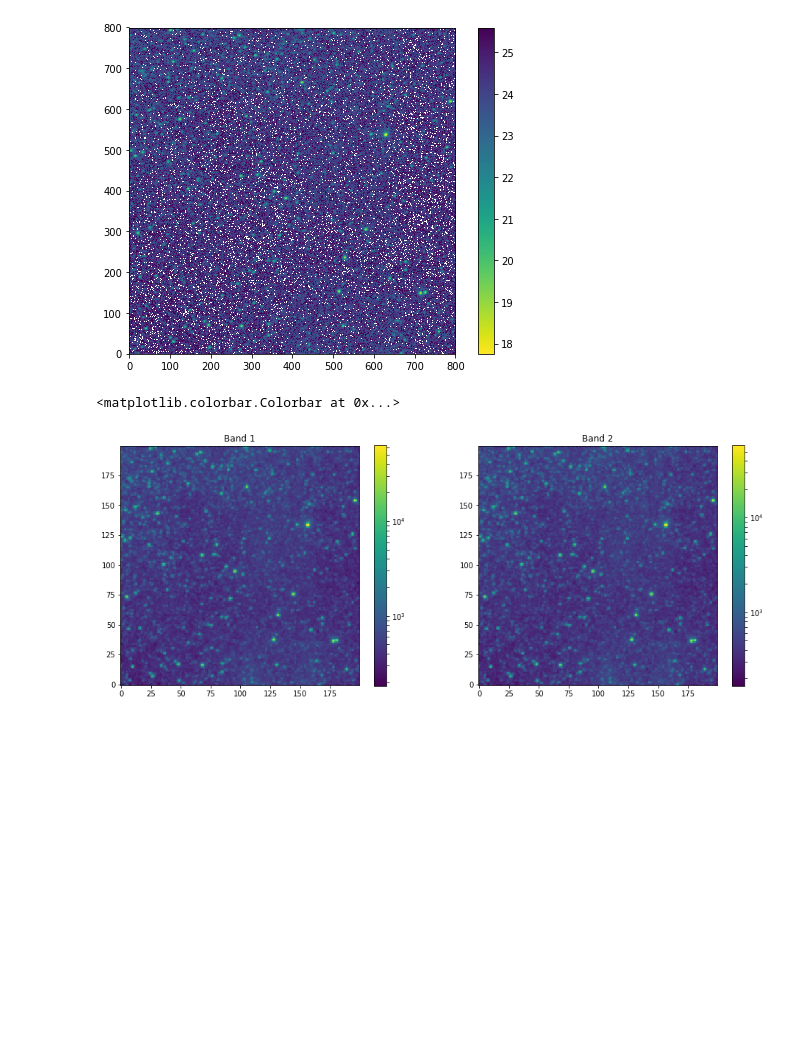
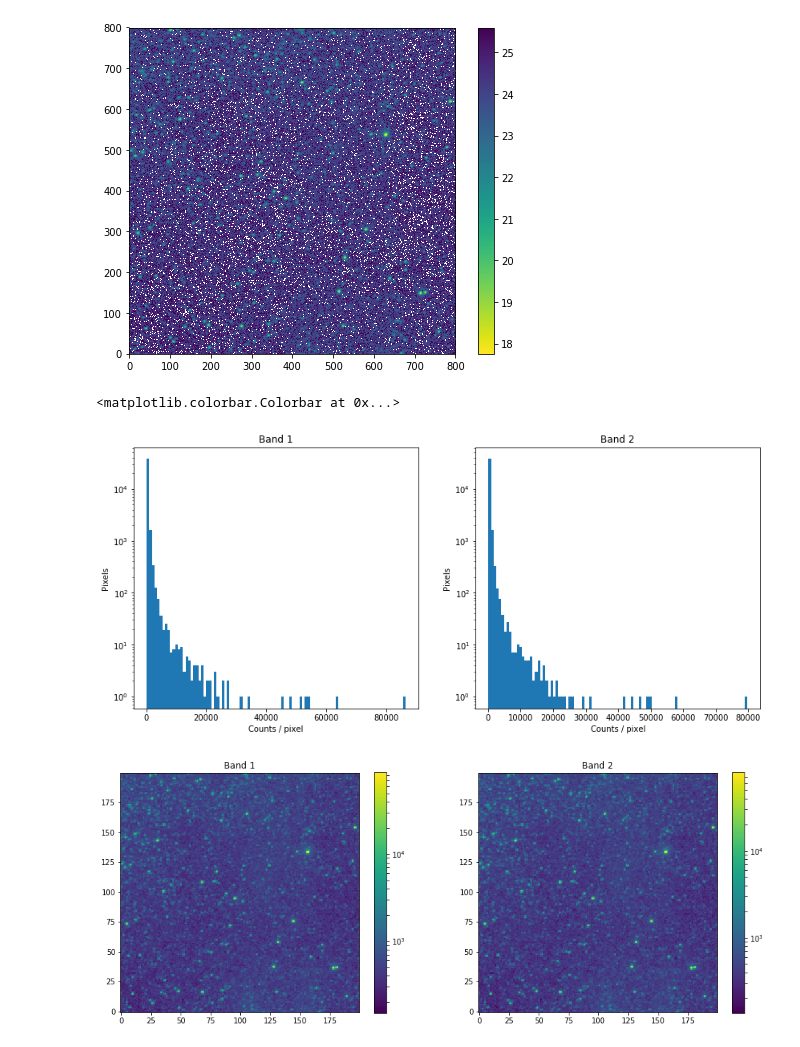
Before and after one commit to bwgref/duet-astro, a Jupyter notebook: notebooks/LMC image simulation.ipynb, the cells around one changed output. Saved outputs shown, nothing was run; the diff lists cells and outputs as text; code cells hidden in the pictures; blank space fills up the shorter version.

```diff
--- a/notebooks/LMC image simulation.ipynb
+++ b/notebooks/LMC image simulation.ipynb
@@ -56,11 +56,14 @@ fluence2 = duet_abmag_to_fluence(nuv_ab, duet.bandpass2)
 duet_countrate1 = duet.trans_eff * duet.eff_area * fluence1
 duet_countrate2 = duet.trans_eff * duet.eff_area * fluence2
 
-# Convolve with the PSF, with pixel size equal to GALEX
+# Deconvolve with GALEX PSF, convolve DUET the PSF, with pixel size equal to GALEX
 galex_pixel_size = 1.5 * u.arcsec
 psf_kernel = duet.psf_model(pixel_size = galex_pixel_size)
 psf_image1 = convolve(duet_countrate1, psf_kernel) * duet_countrate1.unit
 psf_image2 = convolve(duet_countrate2, psf_kernel) * duet_countrate2.unit
+
+psf_image1 = duet_countrate1
+psf_image2 = duet_countrate2
 
 # Bin up by four to approximate DUET pixel size
 shape = (galex_lmc_image.shape[0] // 4, 4, galex_lmc_image.shape[1] // 4, 4)
@@ -71,11 +74,11 @@ binned_image2 = psf_image2.reshape(shape).sum(-1).sum(1)
 counts1 = binned_image1 * exposure
 counts2 = binned_image2 * exposure
 
-noise1 = np.random.poisson(counts1.value) + np.random.normal(loc=0,scale=read_noise,size=counts1.shape)
+noise1 = np.random.poisson(counts1.value) + np.random.normal(loc=0,scale=duet.read_noise,size=counts1.shape)
 duet_image1 = np.floor(noise1) * counts1.unit
 duet_image1[duet_image1 < 0] = 0
 
-noise2 = np.random.poisson(counts2.value) + np.random.normal(loc=0,scale=read_noise,size=counts2.shape)
+noise2 = np.random.poisson(counts2.value) + np.random.normal(loc=0,scale=duet.read_noise,size=counts2.shape)
 duet_image2 = np.floor(noise2) * counts2.unit
 duet_image2[duet_image2 < 0] = 0
 
@@ -85,11 +88,11 @@ n_exp = 5
 ref1, ref2 = np.zeros(counts1.shape) * counts1.unit, np.zeros(counts2.shape) * counts2.unit
 for i in range(n_exp):
     # Apply Poisson noise and instrument noise
-    r1 = np.random.poisson(counts1.value) + np.random.normal(loc=0,scale=read_noise,size=counts1.shape)
+    r1 = np.random.poisson(counts1.value) + np.random.normal(loc=0,scale=duet.read_noise,size=counts1.shape)
     r1 = np.floor(r1) * counts1.unit
     r1[r1 < 0] = 0
 
-    r2 = np.random.poisson(counts2.value) + np.random.normal(loc=0,scale=read_noise,size=counts2.shape)
+    r2 = np.random.poisson(counts2.value) + np.random.normal(loc=0,scale=duet.read_noise,size=counts2.shape)
     r2 = np.floor(r2) * counts2.unit
     r2[r2 < 0] = 0
 
@@ -98,21 +101,36 @@ for i in range(n_exp):
     ref2 += r2
 ref_rate1 = ref1 / (exposure * n_exp)
 ref_rate2 = ref2 / (exposure * n_exp)
-
-# To-do - multiple exposures to represent reference image
-
-plt.figure(figsize=(16,6))
-plt.subplot(121)
-plt.title('Band 1')
-plt.imshow(duet_image1.value, cmap='viridis', aspect=1, origin='lower', norm=LogNorm())
-plt.colorbar()
-plt.subplot(122)
-plt.title('Band 2')
-plt.imshow(duet_image2.value, cmap='viridis', aspect=1, origin='lower', norm=LogNorm())
-plt.colorbar()
-# %% [output]
-<matplotlib.colorbar.Colorbar at 0x...>
-[figure, removed]
+# %%
+# Values histogram
+plt.figure(figsize=(14,6))
+plt.subplot(121)
+plt.semilogy()
+plt.xlabel('Counts / pixel')
+plt.ylabel('Pixels')
+plt.title('Band 1')
+plt.hist(duet_image1.value.flatten(),bins=100)
+plt.subplot(122)
+plt.semilogy()
+plt.xlabel('Counts / pixel')
+plt.ylabel('Pixels')
+plt.title('Band 2')
+plt.hist(duet_image2.value.flatten(),bins=100)
+
+# Images
+plt.figure(figsize=(16,6))
+plt.subplot(121)
+plt.title('Band 1')
+plt.imshow(duet_image1.value, cmap='viridis', aspect=1, origin='lower', norm=LogNorm())
+plt.colorbar()
+plt.subplot(122)
+plt.title('Band 2')
+plt.imshow(duet_image2.value, cmap='viridis', aspect=1, origin='lower', norm=LogNorm())
+plt.colorbar()
+# %% [output]
+<matplotlib.colorbar.Colorbar at 0x...>
+[figure, added]
+[figure, added]
 # %%
 # Run source finding
 psf_fwhm = duet.calc_psf_fwhm()
```
Also changed, not shown: parts of 14 cells of this notebook.
